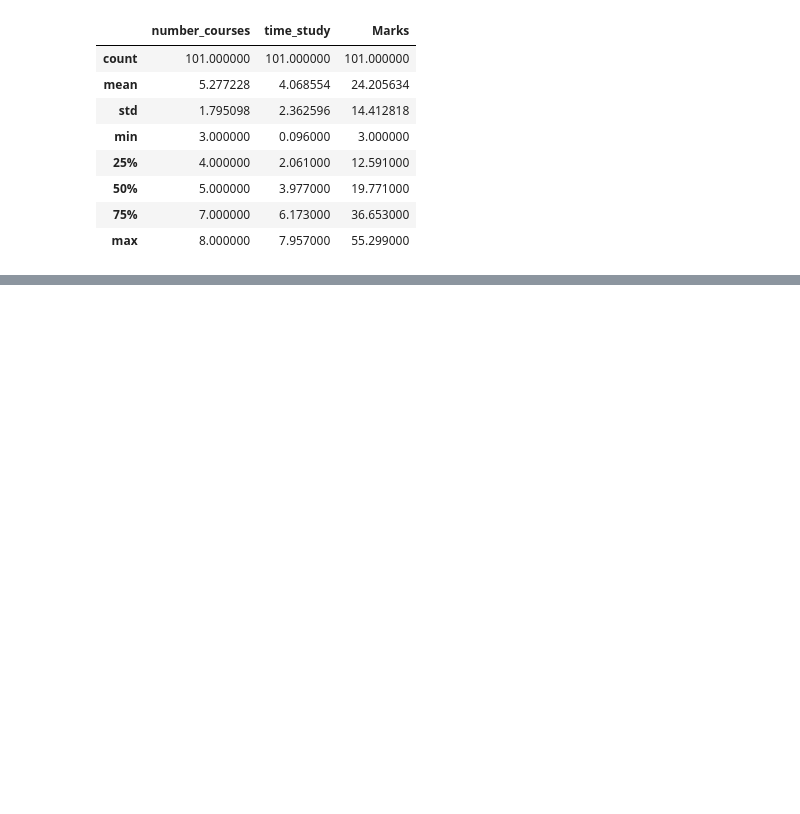
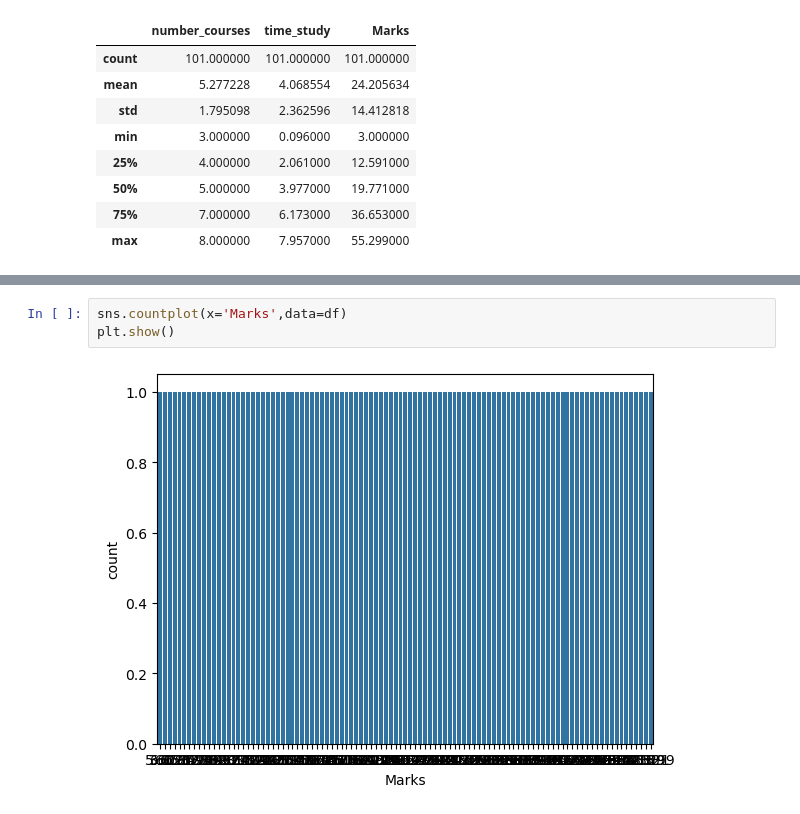
Before and after one commit to Aditya-KIT/Python-Jupyter, a Jupyter notebook: Untitled1.ipynb, the cells around one changed output, grey strips where cells are left out. Cells and saved outputs as stored; diff of their text form; blank space fills up the shorter version.

```diff
--- a/Untitled1.ipynb
+++ b/Untitled1.ipynb
@@ -149,0 +184,5 @@ df.tail(20)   # last 20 rows
+# %%
+sns.countplot(x='Marks',data=df)
+plt.show()
+# %% [output]
+[figure, added]
```
Also changed, not shown: parts of 5 cells of this notebook.
